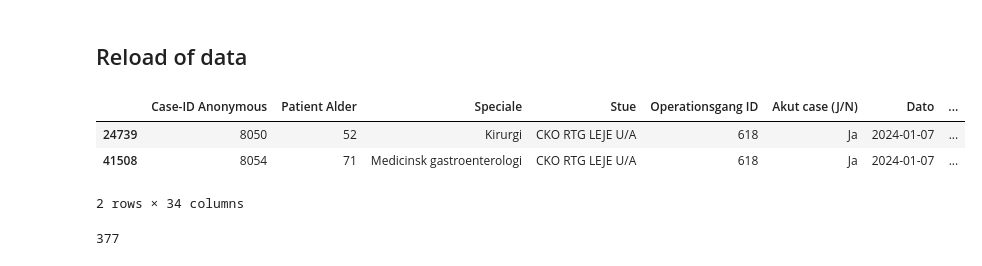
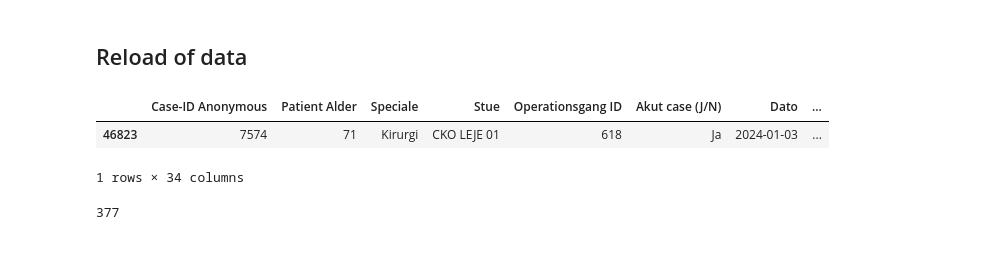
Before and after one commit to killermort9/AnalyticsToAction_Grop12, a Jupyter notebook: Signe.ipynb, the cells around one changed output. Saved outputs shown, nothing was run; the diff lists cells and outputs as text; code cells hidden in the pictures.

```diff
--- a/Signe.ipynb
+++ b/Signe.ipynb
@@ -665,14 +665,13 @@ df_complete_wo['Procedure - Tekst'] =df_complete_wo['Procedure - Tekst'].astype(
 # %%
 #Pørver bare lige for første cancelled operation - så dvs dato: 2024-01-03 og stue: CKO LEJE 01
 from Helpers import get_dataframe_by_val_in_key
-df_complete_stue = get_dataframe_by_val_in_key(df_complete_wo,"Stue",'CKO RTG LEJE U/A')
-df_complete_stue_dato =  get_dataframe_by_val_in_key(df_complete_stue,"Dato",'2024-01-07')
+df_complete_stue = get_dataframe_by_val_in_key(df_complete_wo,"Stue",'CKO LEJE 01')
+df_complete_stue_dato =  get_dataframe_by_val_in_key(df_complete_stue,"Dato",'2024-01-03')
 df_complete_stue_dato
 # %% [output]
 |  | Case-ID Anonymous | Patient Alder | Speciale | Stue | Operationsgang ID | Akut case (J/N) | Dato | ... |
-| 24739 | 8050 | 52 | Kirurgi | CKO RTG LEJE U/A | 618 | Ja | 2024-01-07 | ... |
-| 41508 | 8054 | 71 | Medicinsk gastroenterologi | CKO RTG LEJE U/A | 618 | Ja | 2024-01-07 | ... |
+| 46823 | 7574 | 71 | Kirurgi | CKO LEJE 01 | 618 | Ja | 2024-01-03 | ... |
-2 rows × 34 columns
+1 rows × 34 columns
 # %%
 no_cancelled_wsurgery_sameday = 0
 no_acute_in_can = 0
```
Also changed, not shown: parts of 10 cells of this notebook.
